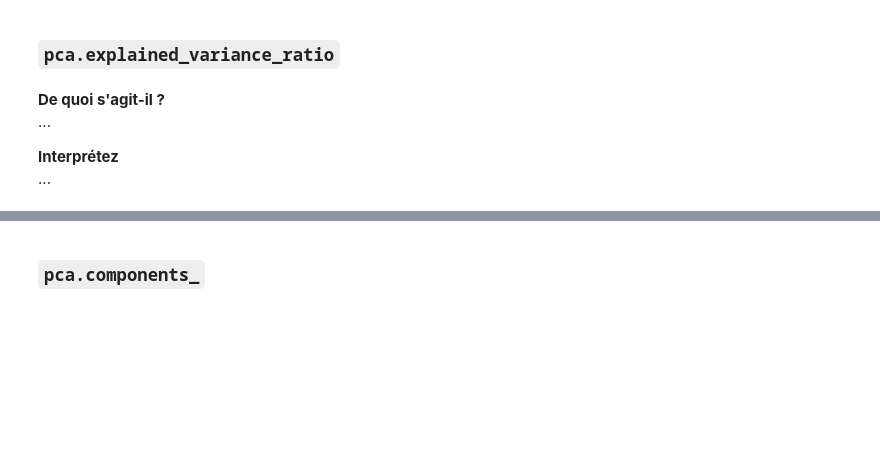
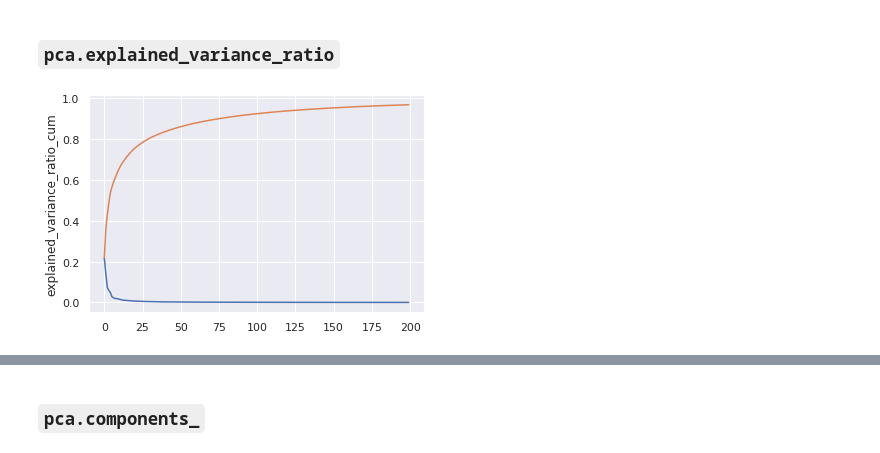
Before and after one commit to campusplage/compte-rendus-pellegrin-nagaratnam, a Jupyter notebook: TP2_sklearn.ipynb, the cells around one changed output, grey strips where cells are left out. Saved outputs shown, nothing was run; the diff lists cells and outputs as text; code cells hidden in the pictures; blank space fills up the shorter version.

```diff
--- a/TP2_sklearn.ipynb
+++ b/TP2_sklearn.ipynb
@@ -346,6 +349,14 @@ Dans cette section, vous allez étudier certains paramètres appris par l'ACP, l
-# %% [markdown]
-__De quoi s'agit-il ?__
-...
-
-__Interprétez__
-...
+# %%
+# Affichage de pca.explained_variance_ratio_, ainsi que de pca.explained_variance_ratio_.cumsum()
+explained_variance_ratio_ = pca.explained_variance_ratio_
+explained_variance_ratio_cum = pca.explained_variance_ratio_.cumsum()
+variance = pandas.DataFrame({'explained_variance_ratio_': explained_variance_ratio_,
+              'explained_variance_ratio_cum' : explained_variance_ratio_cum})
+
+import seaborn as sns
+sns.set(style="darkgrid")
+sns.lineplot(range(len(variance.explained_variance_ratio_)),variance.explained_variance_ratio_ )
+sns.lineplot(range(len(variance.explained_variance_ratio_cum)),variance.explained_variance_ratio_cum)
+plt.show()
+# %% [output]
+[figure, added]
```
Also changed, not shown: parts of 8 cells of this notebook.
